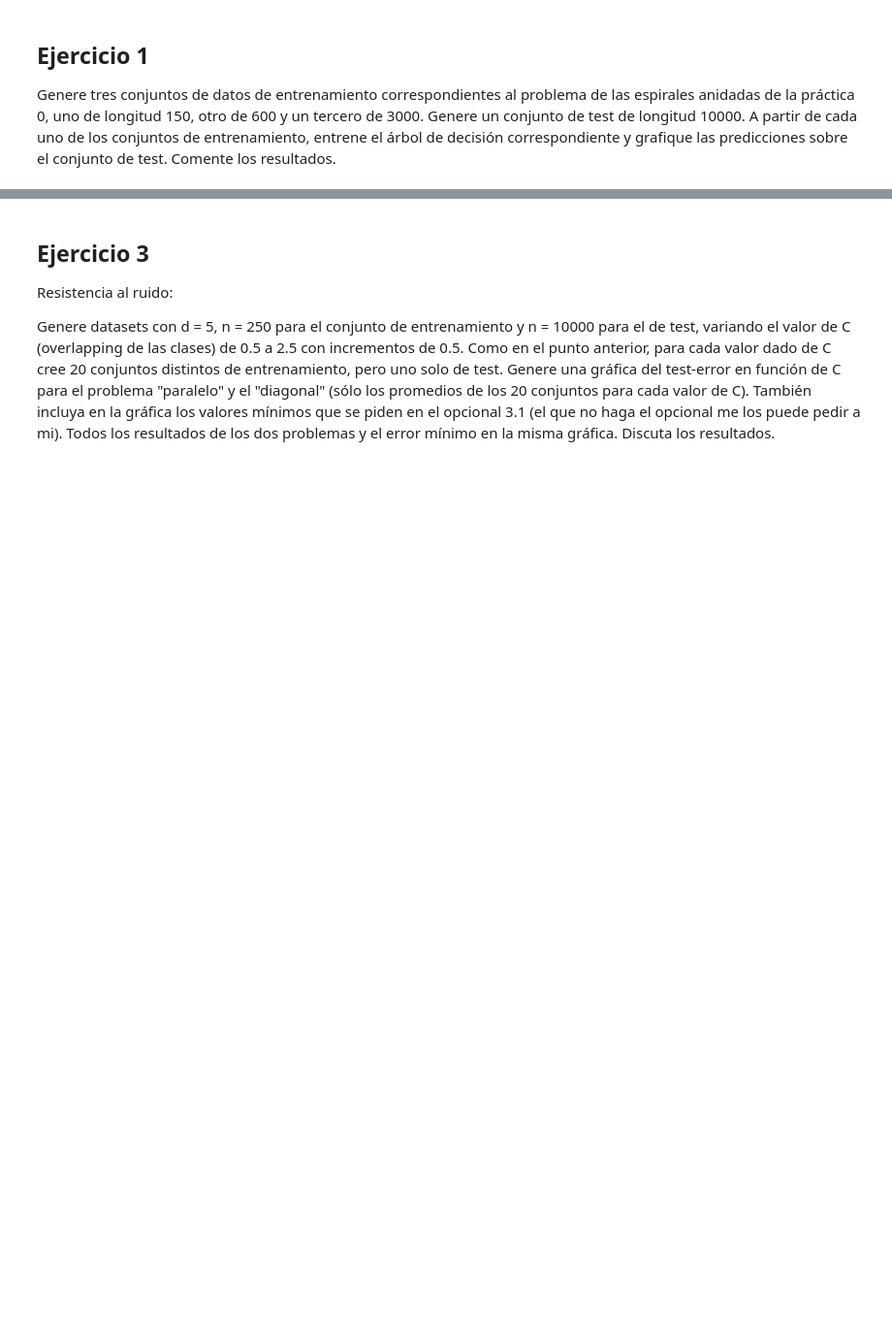
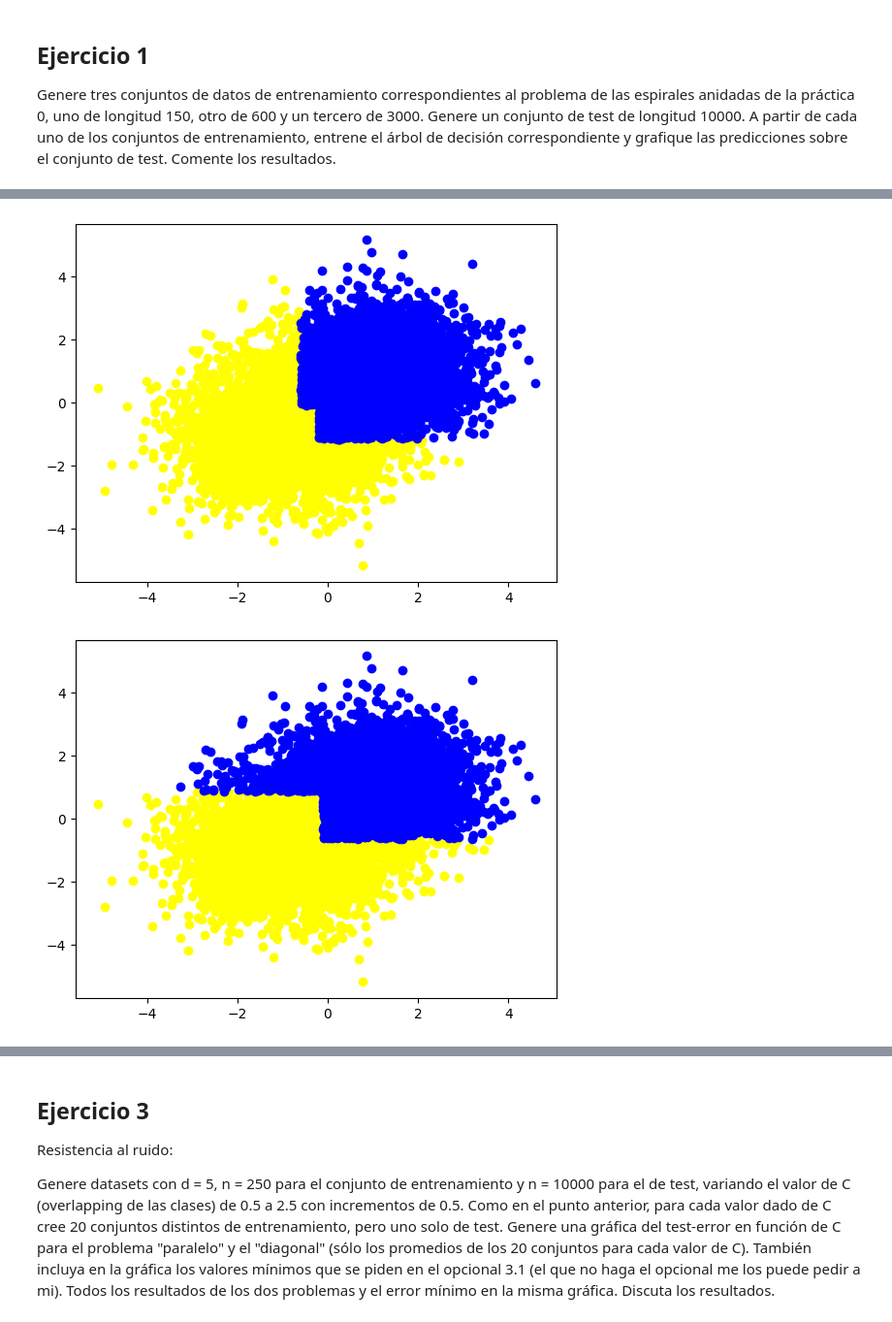
Before and after one commit to Martin-Binner/IA, a Jupyter notebook: ML/IIA24_ML_Generacion.ipynb, the cells around one changed output, grey strips where cells are left out. Shown at 97% size. Cells and saved outputs as stored; diff of their text form; code cells hidden in the pictures; blank space fills up the shorter version.

```diff
--- a/ML/IIA24_ML_Generacion.ipynb
+++ b/ML/IIA24_ML_Generacion.ipynb
@@ -297,0 +351,8 @@ Finalmente, repita todo el procedimiento completo usando como generador de datos
+# %%
+for n in nValues:
+    (_,trees) = nDF[n]
+    plotTest = comparationDataFrame(Xtest, trees[19])
+    printData(plotTest)
+# %% [output]
+[figure, added]
+[figure, added]
```
Also changed, not shown: parts of 21 cells of this notebook.
